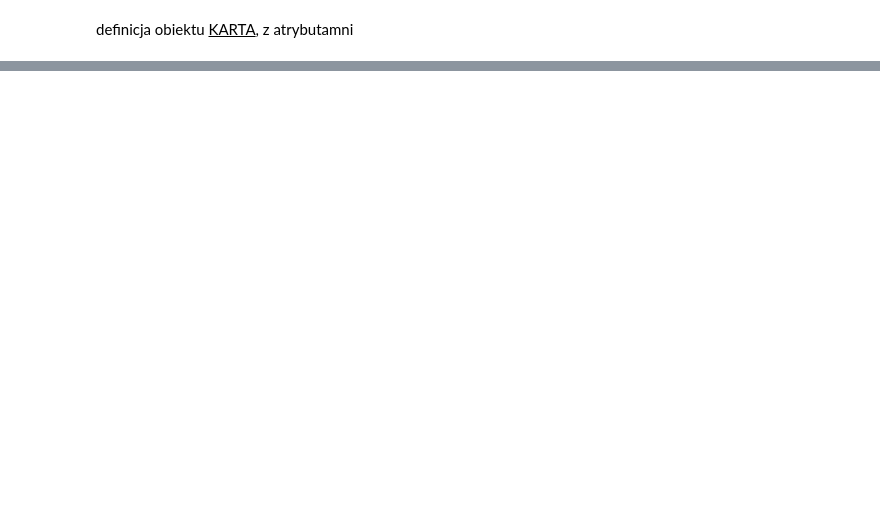
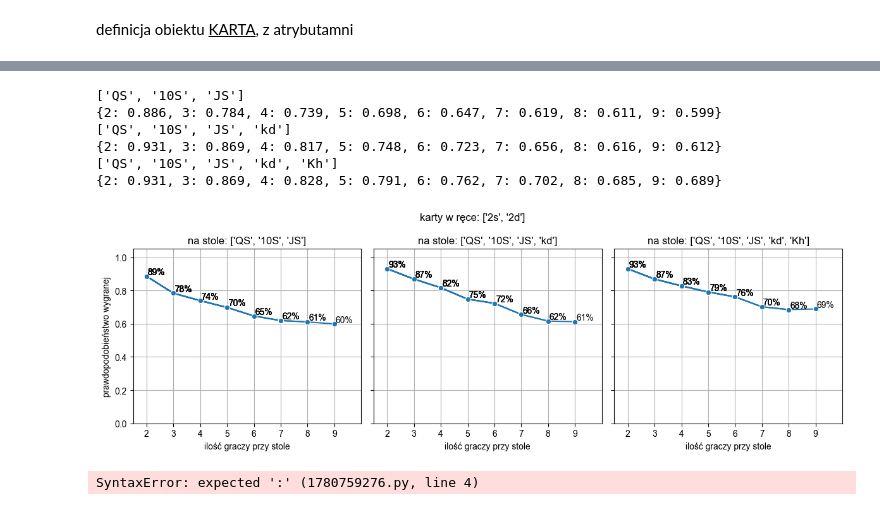
Before and after one commit to ninj4i/poker, a Jupyter notebook: pokerek.ipynb, the cells around one changed output, grey strips where cells are left out. Drawn from its saved outputs; the diff is of its cells as text; code cells hidden in the pictures; blank space fills up the shorter version.

```diff
--- a/pokerek.ipynb
+++ b/pokerek.ipynb
@@ -456,0 +276,40 @@ Error:
+# %%
+raczka = ['2s', '2d']
+stolik = ['QS', '10S', 'JS', 'kd', 'Kh']
+
+pokaz_wykresy(raczka,stolik,1000)
+# %% [output]
+['QS', '10S', 'JS']
+{2: 0.886, 3: 0.784, 4: 0.739, 5: 0.698, 6: 0.647, 7: 0.619, 8: 0.611, 9: 0.599}
+['QS', '10S', 'JS', 'kd']
+{2: 0.931, 3: 0.869, 4: 0.817, 5: 0.748, 6: 0.723, 7: 0.656, 8: 0.616, 9: 0.612}
+['QS', '10S', 'JS', 'kd', 'Kh']
+{2: 0.931, 3: 0.869, 4: 0.828, 5: 0.791, 6: 0.762, 7: 0.702, 8: 0.685, 9: 0.689}
+[figure, added]
+# %%
+def texas_holdem_montecarlo_2 (karty_w_rece: list, ilosc_graczy = 2, wielkosc_proby = 1000):
+    talia = Deck()
+    wygrane = 0
+    for game in range(wielkosc_proby):
+        talia = Deck()
+        stol = Hand()
+        talia.shuffle()
+
+        moja_reka = Hand()
+        moja_reka.get_specific_cards(talia, karty_w_rece)
+
+        stol.get_card(talia,5)
+        moja_reka.cards_on_table = stol.cards_in_hand
+        moja_reka.check_hand()
+        for _ in range(0,ilosc_graczy-1):
+            gracze.append(Hand())
+            gracze[-1].get_card(talia,2)
+            gracze[-1].cards_on_table = stol.cards_in_hand
+            gracze[-1].check_hand()
+
+        talia.reset()
+
+        wygrane += (moja_reka == sorted(gracze)[-1])# and (sorted(gracze)[-1] != sorted(gracze)[-2])
+    return wygrane/wielkosc_proby
+# %% [output]
+SyntaxError: expected ':' (1780759276.py, line 4)
```
Also changed, not shown: parts of 9 cells of this notebook.
